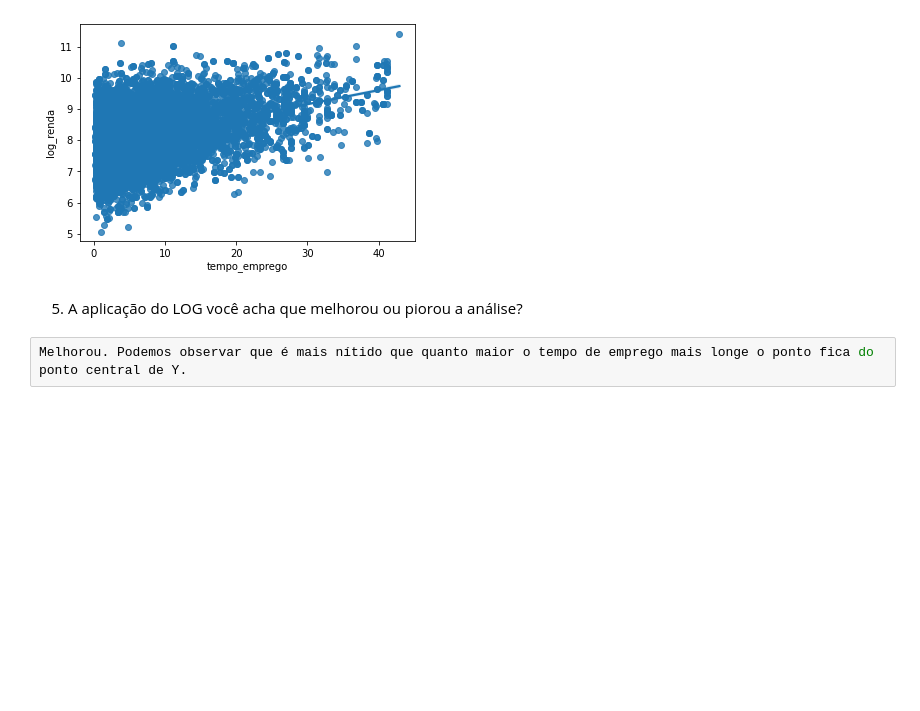
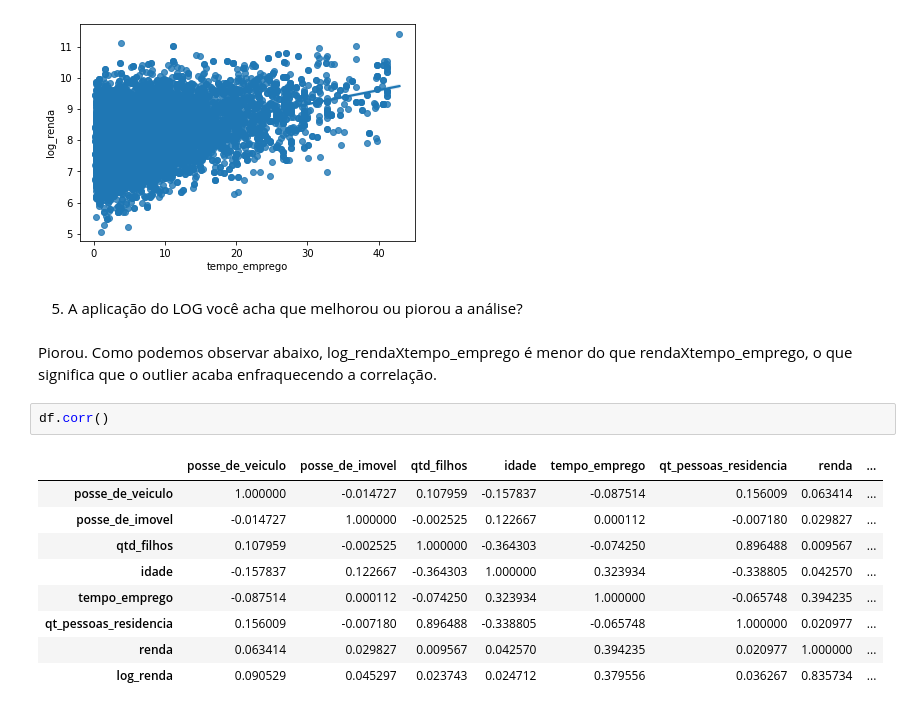
Before and after one commit to JoaoMMoura/Descritiva-II, a Jupyter notebook: Profissao-Cientista de Dados_M10_support material_assignment01.ipynb, the cells around one changed output. Saved outputs shown, nothing was run; the diff lists cells and outputs as text; blank space fills up the shorter version.

```diff
--- a/Profissao-Cientista de Dados_M10_support material_assignment01.ipynb
+++ b/Profissao-Cientista de Dados_M10_support material_assignment01.ipynb
@@ -86,5 +86,17 @@ sns.regplot(x='tempo_emprego', y='log_renda', data = df)
 [figure]
 # %% [markdown]
 5) A aplicação do LOG você acha que melhorou ou piorou a análise?
-# %%
-Melhorou. Podemos observar que é mais nítido que quanto maior o tempo de emprego mais longe o ponto fica do ponto central de Y.
+# %% [markdown]
+Piorou. Como podemos observar abaixo, log_rendaXtempo_emprego é menor do que rendaXtempo_emprego, o que significa que o outlier acaba enfraquecendo a correlação.
+# %%
+df.corr()
+# %% [output]
+|  | posse_de_veiculo | posse_de_imovel | qtd_filhos | idade | tempo_emprego | qt_pessoas_residencia | renda | ... |
+| posse_de_veiculo | 1.000000 | -0.014727 | 0.107959 | -0.157837 | -0.087514 | 0.156009 | 0.063414 | ... |
+| posse_de_imovel | -0.014727 | 1.000000 | -0.002525 | 0.122667 | 0.000112 | -0.007180 | 0.029827 | ... |
+| qtd_filhos | 0.107959 | -0.002525 | 1.000000 | -0.364303 | -0.074250 | 0.896488 | 0.009567 | ... |
+| idade | -0.157837 | 0.122667 | -0.364303 | 1.000000 | 0.323934 | -0.338805 | 0.042570 | ... |
+| tempo_emprego | -0.087514 | 0.000112 | -0.074250 | 0.323934 | 1.000000 | -0.065748 | 0.394235 | ... |
+| qt_pessoas_residencia | 0.156009 | -0.007180 | 0.896488 | -0.338805 | -0.065748 | 1.000000 | 0.020977 | ... |
+| renda | 0.063414 | 0.029827 | 0.009567 | 0.042570 | 0.394235 | 0.020977 | 1.000000 | ... |
+| log_renda | 0.090529 | 0.045297 | 0.023743 | 0.024712 | 0.379556 | 0.036267 | 0.835734 | ... |
```
Also changed, not shown: parts of 3 cells of this notebook.
